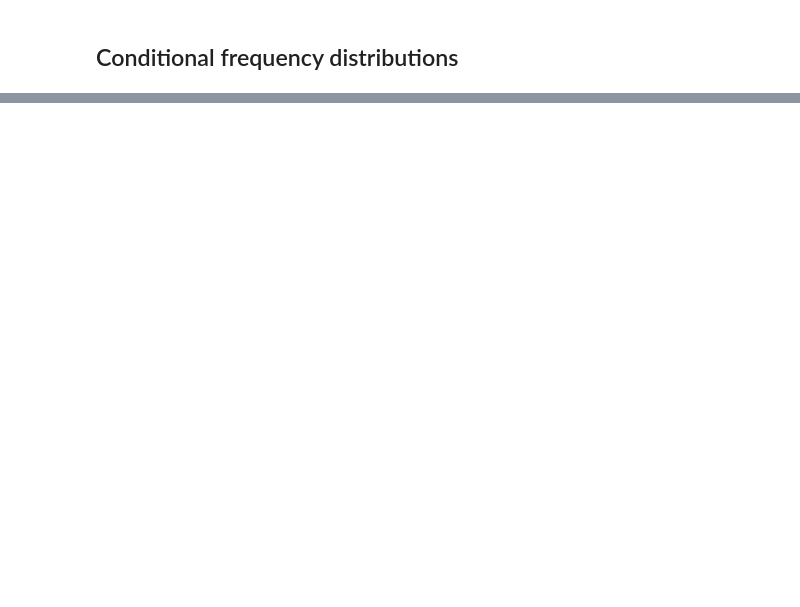
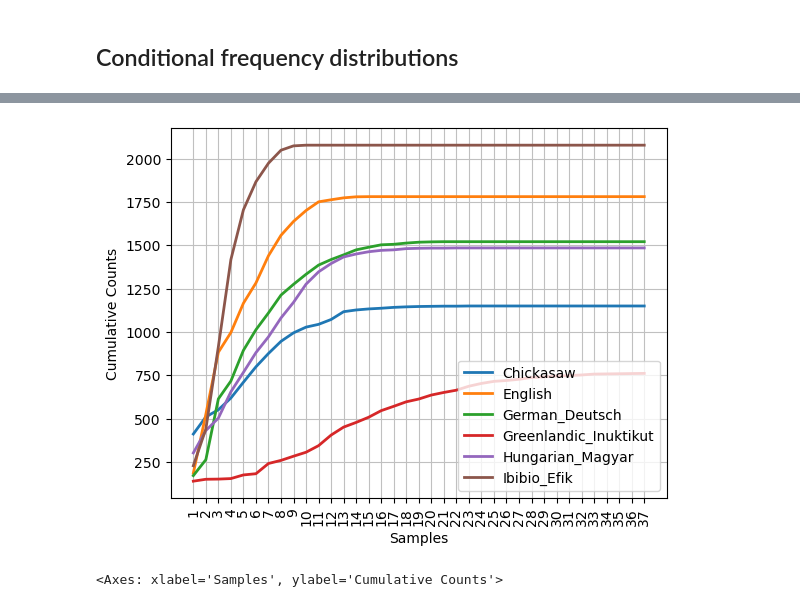
Before and after one commit to johnlaudun/UL-CADS-Research-Group, a Jupyter notebook: Kayode/Chapter 2 Text Analytics.ipynb, the cells around one changed output, grey strips where cells are left out. Saved outputs shown, nothing was run; the diff lists cells and outputs as text; code cells hidden in the pictures; blank space fills up the shorter version.

```diff
--- a/Kayode/Chapter 2 Text Analytics.ipynb
+++ b/Kayode/Chapter 2 Text Analytics.ipynb
@@ -239,0 +341,12 @@ can: 94 could: 87 may: 93 might: 38 must: 53 will: 389
+# %%
+>>> from nltk.corpus import udhr
+>>> languages = ['Chickasaw', 'English', 'German_Deutsch',
+...     'Greenlandic_Inuktikut', 'Hungarian_Magyar', 'Ibibio_Efik']
+>>> cfd = nltk.ConditionalFreqDist(
+...           (lang, len(word))
+...           for lang in languages
+...           for word in udhr.words(lang + '-Latin1'))
+>>> cfd.plot(cumulative=True)
+# %% [output]
+[figure, added]
+<Axes: xlabel='Samples', ylabel='Cumulative Counts'>
```
Also changed, not shown: parts of 17 cells of this notebook, 4 other files.
